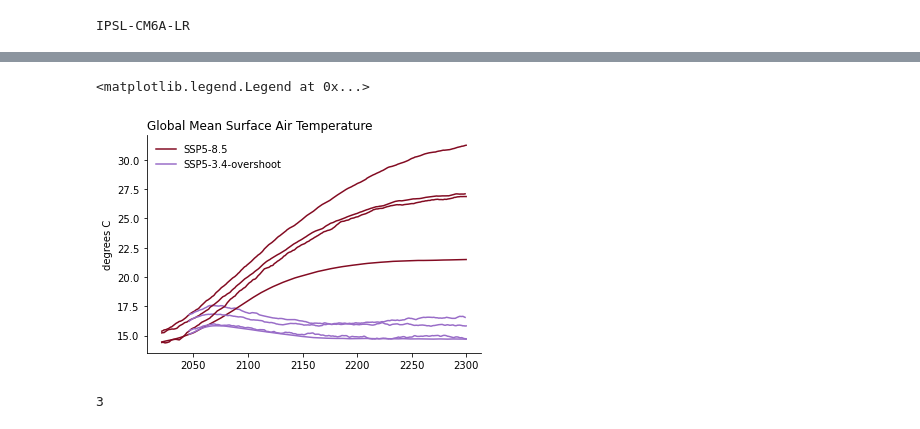
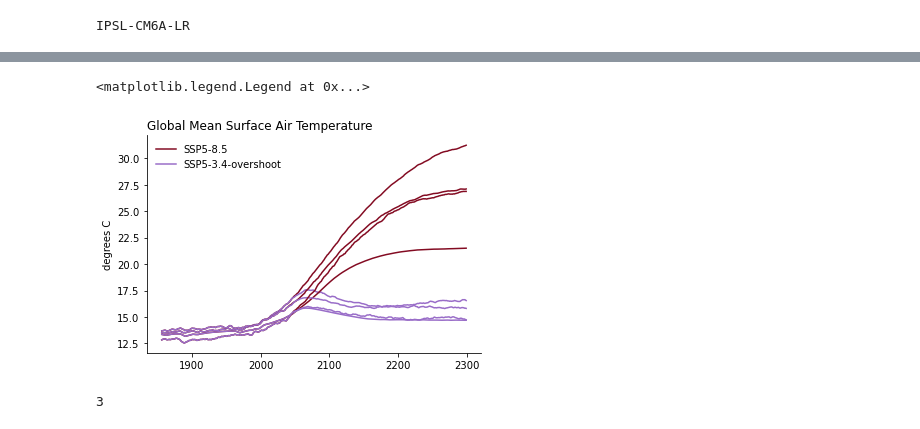
Before and after one commit to ckoven/longterm_carboncycle_three_ssps, a Jupyter notebook: longterm_carboncycle.ipynb, the cells around one changed output, grey strips where cells are left out. Drawn from its saved outputs; the diff is of its cells as text; code cells hidden in the pictures.

```diff
--- a/longterm_carboncycle.ipynb
+++ b/longterm_carboncycle.ipynb
@@ -306,11 +349,11 @@ for model_i in range(nmodels):
             dataset = xr.open_mfdataset(file_master_list_dynamics[model_i][i_var][exp_i])
             tasvar = dataset['tas']
             global_tas_annual = (monthly_to_annual(tasvar)  * areavar.data).sum(dim="lat").sum(dim="lon").compute() / areavar.sum(dim="lat").sum(dim="lon")
-            tas_trajectories[model_i,exp_i,time_offset[exp_i]:time_offset[exp_i]+len(global_tas_annual)] = global_tas_annual.rolling(time=7).mean() - 273.15
+            tas_trajectories[model_i,exp_i,startyear_exps[exp_i]-startyear_exps[0]:endyear_exps[exp_i]-startyear_exps[0]+1] = global_tas_annual[startyear_exps[exp_i]-startyear_list[model_i][exp_i]:startyear_exps[exp_i]-startyear_list[model_i][exp_i]+endyear_exps[exp_i]-startyear_exps[exp_i]+1] - 273.15
         else:
             dataset = xr.open_dataset(file_master_list_dynamics[model_i][i_var][exp_i], decode_times=False)
             global_tas_annual = dataset['A_sat']
-            tas_trajectories[model_i,exp_i,time_offset[exp_i]:] = global_tas_annual[time_offset[exp_i]:nyears_total].rolling(time=7).mean()
+            tas_trajectories[model_i,exp_i,startyear_exps[exp_i]-startyear_exps[0]:endyear_exps[exp_i]-startyear_exps[0]+1] = global_tas_annual[startyear_exps[exp_i]-startyear_list[model_i][exp_i]:startyear_exps[exp_i]-startyear_list[model_i][exp_i]+endyear_exps[exp_i]-startyear_exps[exp_i]+1]
 # %% [output]
 CanESM5
 UVic
@@ -323,8 +395,8 @@ ssp585_color = [132./256., 11./256., 34./256.]
 ax = plt.subplot(111)
 
 for model_i in range(nmodels):
-    ax.plot(years, nbp_trajectories[model_i,0,:], color=ssp585_color)
-    ax.plot(years, nbp_trajectories[model_i,1,:], color=ssp534os_color)
+    ax.plot(years, nbp_trajectories_2exp[model_i,0,:], color=ssp585_color)
+    ax.plot(years, nbp_trajectories_2exp[model_i,1,:], color=ssp534os_color)
 
 ax.axhline(y=0, dashes=[5,5], color='black', linewidth=1.)
 plt.ylabel('(Pg C / yr)')
@@ -340,8 +412,8 @@ plt.legend(['SSP5-8.5', 'SSP5-3.4-overshoot'], frameon=False)
 ax = plt.subplot(111)
 
 for model_i in range(nmodels):
-    ax.plot(years, fgco2_trajectories[model_i,0,:], color=ssp585_color)
-    ax.plot(years, fgco2_trajectories[model_i,1,:], color=ssp534os_color)
+    ax.plot(years, fgco2_trajectories_2exp[model_i,0,:], color=ssp585_color)
+    ax.plot(years, fgco2_trajectories_2exp[model_i,1,:], color=ssp534os_color)
 
 ax.axhline(y=0, dashes=[5,5], color='black', linewidth=1.)
 plt.ylabel('(Pg C / yr)')
@@ -357,8 +429,8 @@ plt.legend(['SSP5-8.5', 'SSP5-3.4-overshoot'], frameon=False)
 ax = plt.subplot(211)
 
 for model_i in range(nmodels):
-    ax.plot(years, nbp_trajectories[model_i,0,:], color=ssp585_color)
-    ax.plot(years, nbp_trajectories[model_i,1,:], color=ssp534os_color)
+    ax.plot(years, nbp_trajectories_2exp[model_i,0,:], color=ssp585_color)
+    ax.plot(years, nbp_trajectories_2exp[model_i,1,:], color=ssp534os_color)
 
 ax.axhline(y=0, dashes=[5,5], color='black', linewidth=1.)
 plt.ylabel('(Pg C / yr)')
@@ -371,8 +443,8 @@ plt.legend(['SSP5-8.5', 'SSP5-3.4-overshoot'], frameon=False)
 ax = plt.subplot(212)
 
 for model_i in range(nmodels):
-    ax.plot(years, fgco2_trajectories[model_i,0,:], color=ssp585_color)
-    ax.plot(years, fgco2_trajectories[model_i,1,:], color=ssp534os_color)
+    ax.plot(years, fgco2_trajectories_2exp[model_i,0,:], color=ssp585_color)
+    ax.plot(years, fgco2_trajectories_2exp[model_i,1,:], color=ssp534os_color)
 
 ax.axhline(y=0, dashes=[5,5], color='black', linewidth=1.)
 plt.ylabel('(Pg C / yr)')
@@ -386,20 +458,20 @@ ax.spines['top'].set_visible(False)
 # %%
 ax = plt.subplot(111)
 
 for model_i in range(nmodels):
-    ax.plot(years, tas_trajectories[model_i,0,:], color=ssp585_color)
-    ax.plot(years, tas_trajectories[model_i,1,:], color=ssp534os_color)
+    ax.plot(years, tas_trajectories_2exp[model_i,0,:], color=ssp585_color)
+    ax.plot(years, tas_trajectories_2exp[model_i,1,:], color=ssp534os_color)
 
 #ax.axhline(y=0, dashes=[5,5], color='black', linewidth=1.)
 plt.ylabel('degrees C')
 plt.title('Global Mean Surface Air Temperature',loc='left')
 
 ax.spines['right'].set_visible(False)
 ax.spines['top'].set_visible(False)
 plt.legend(['SSP5-8.5', 'SSP5-3.4-overshoot'], frameon=False)
 # %% [output]
 <matplotlib.legend.Legend at 0x...>
-[figure, old version]
+[figure, new version]
 # %%
 ### plot zonal-mean fields of NBP over time
 max_val = 150 #saturating color in g C / m2 / yr
```
Also changed, not shown: parts of 16 cells of this notebook.
